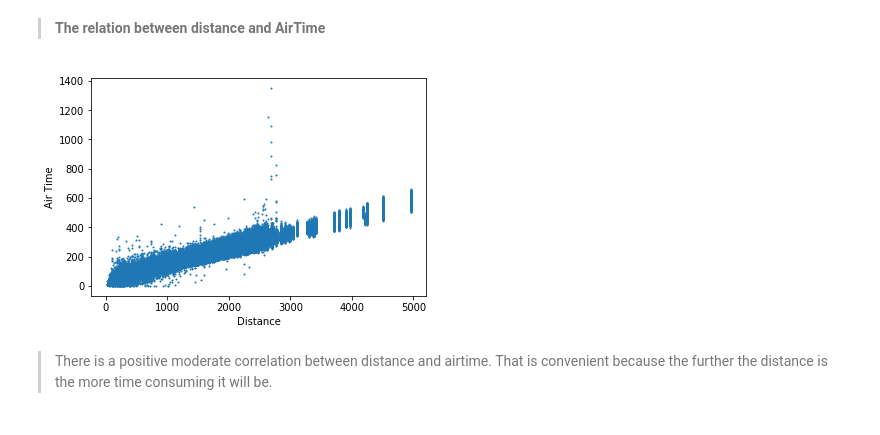
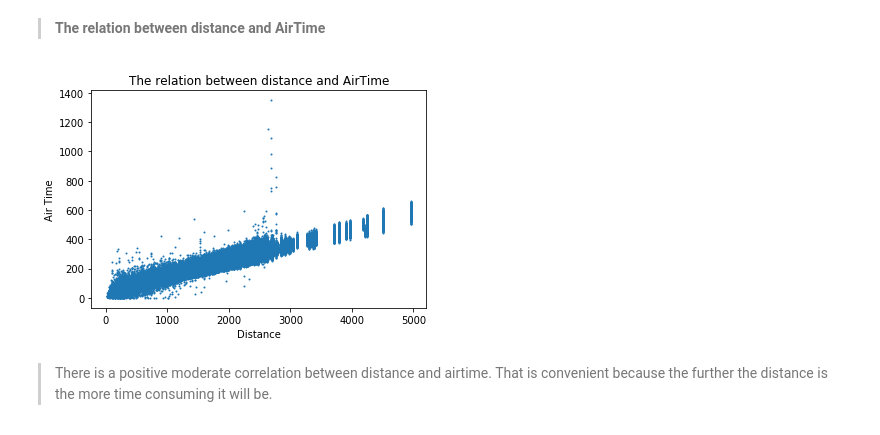
Before and after one commit to ManalAlkallas/Ford_GoBike_Analysis, a Jupyter notebook: USA_Flight_Exploration_Analysis.ipynb, the cells around one changed output. Cells and saved outputs as stored; diff of their text form; code cells hidden in the pictures.

```diff
--- a/USA_Flight_Exploration_Analysis.ipynb
+++ b/USA_Flight_Exploration_Analysis.ipynb
@@ -775,9 +787,10 @@ Text(0, 0.5, 'Number of Flights')
 # %%
 plt.scatter(data=df_clean, x="Distance", y="AirTime",s=1)
 plt.xlabel("Distance")
-plt.ylabel("Air Time");
+plt.ylabel("Air Time")
+plt.title("The relation between distance and AirTime");
 # %% [output]
-[figure, old version]
+[figure, new version]
 # %% [markdown]
 > There is a positive moderate correlation between distance and airtime. That is convenient because the further the distance is the more time consuming it will be.
 # %% [markdown]
```
Also changed, not shown: parts of 12 cells of this notebook, 10 other files.
